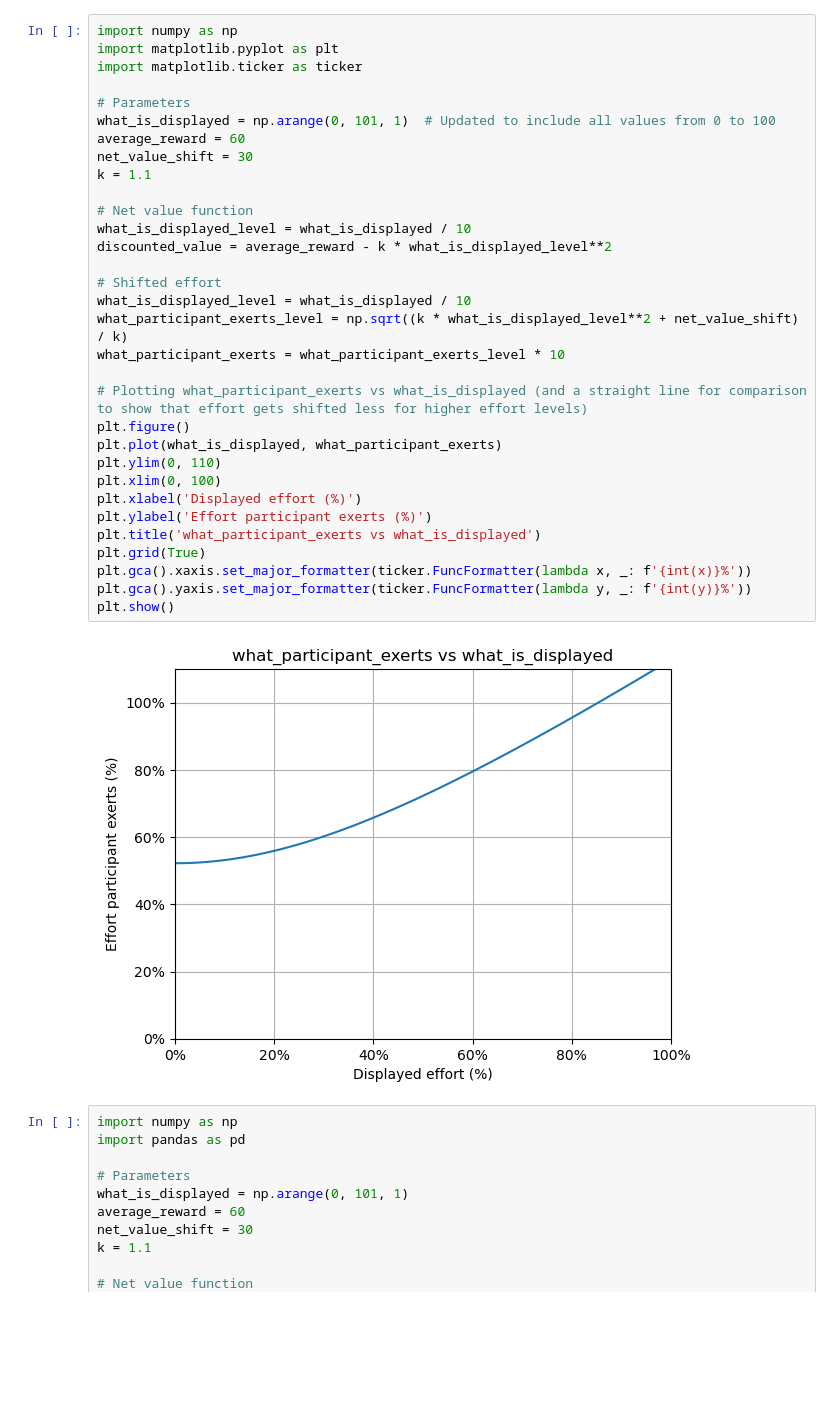
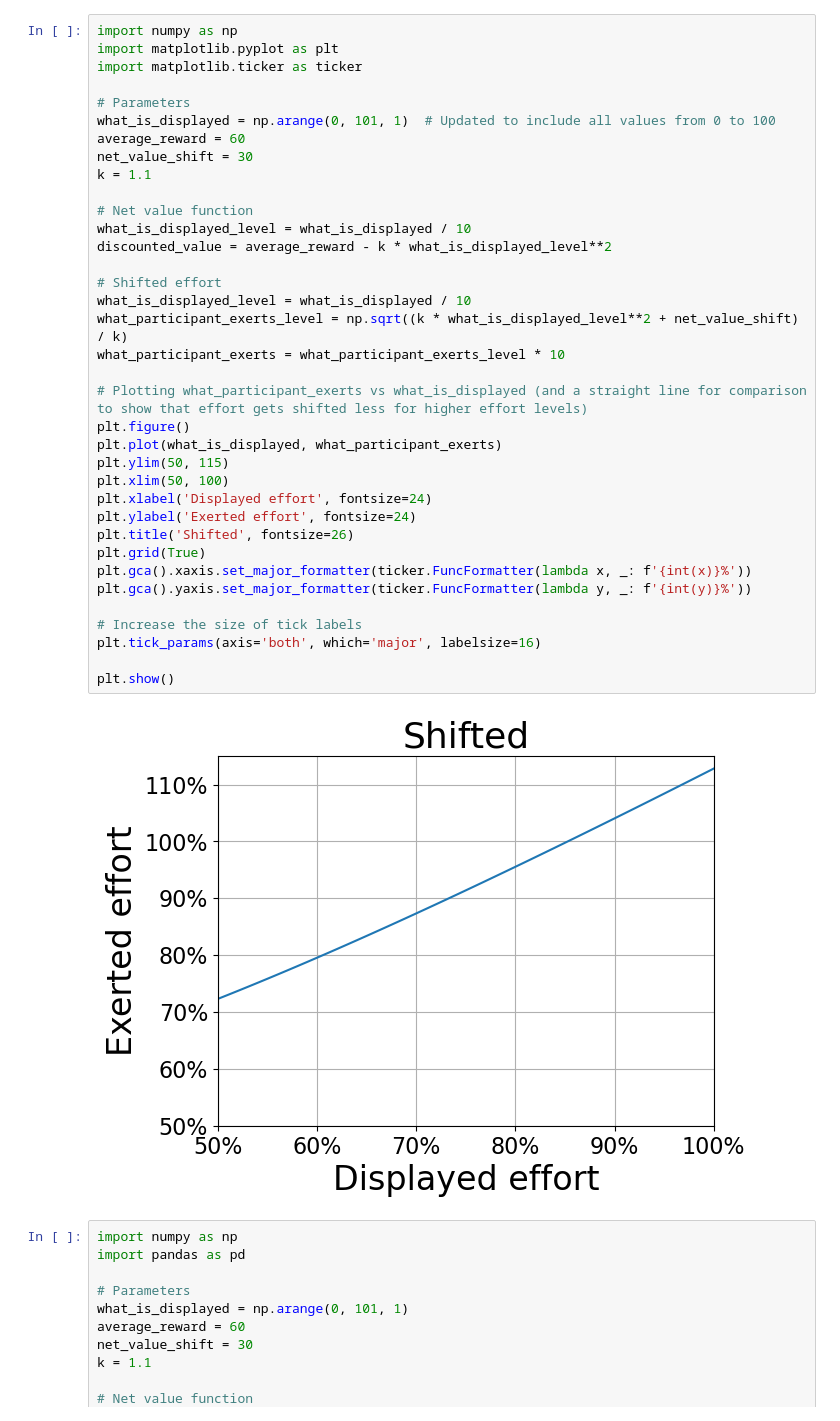
Before and after one commit to MajaFriedemann/reward-effort-task, a Jupyter notebook: generate_trial_schedules/global_effort_shift_function.ipynb, the cells around one changed output. Cells and saved outputs as stored; diff of their text form; blank space fills up the shorter version.

```diff
--- a/generate_trial_schedules/global_effort_shift_function.ipynb
+++ b/generate_trial_schedules/global_effort_shift_function.ipynb
@@ -1,37 +26,41 @@
 # %%
 import numpy as np
 import matplotlib.pyplot as plt
 import matplotlib.ticker as ticker
 
 # Parameters
 what_is_displayed = np.arange(0, 101, 1)  # Updated to include all values from 0 to 100
 average_reward = 60
 net_value_shift = 30
 k = 1.1
 
 # Net value function
 what_is_displayed_level = what_is_displayed / 10
 discounted_value = average_reward - k * what_is_displayed_level**2
 
 # Shifted effort
 what_is_displayed_level = what_is_displayed / 10
 what_participant_exerts_level = np.sqrt((k * what_is_displayed_level**2 + net_value_shift) / k)
 what_participant_exerts = what_participant_exerts_level * 10
 
 # Plotting what_participant_exerts vs what_is_displayed (and a straight line for comparison to show that effort gets shifted less for higher effort levels)
 plt.figure()
 plt.plot(what_is_displayed, what_participant_exerts)
-plt.ylim(0, 110)
-plt.xlim(0, 100)
-plt.xlabel('Displayed effort (%)')
-plt.ylabel('Effort participant exerts (%)')
-plt.title('what_participant_exerts vs what_is_displayed')
+plt.ylim(50, 115)
+plt.xlim(50, 100)
+plt.xlabel('Displayed effort', fontsize=24)
+plt.ylabel('Exerted effort', fontsize=24)
+plt.title('Shifted', fontsize=26)
 plt.grid(True)
 plt.gca().xaxis.set_major_formatter(ticker.FuncFormatter(lambda x, _: f'{int(x)}%'))
 plt.gca().yaxis.set_major_formatter(ticker.FuncFormatter(lambda y, _: f'{int(y)}%'))
+
+# Increase the size of tick labels
+plt.tick_params(axis='both', which='major', labelsize=16)
+
 plt.show()
 # %% [output]
-[figure, old version]
+[figure, new version]
 # %%
 import numpy as np
 import pandas as pd
```
Also changed, not shown: parts of 1 cell of this notebook, 12 other files.
